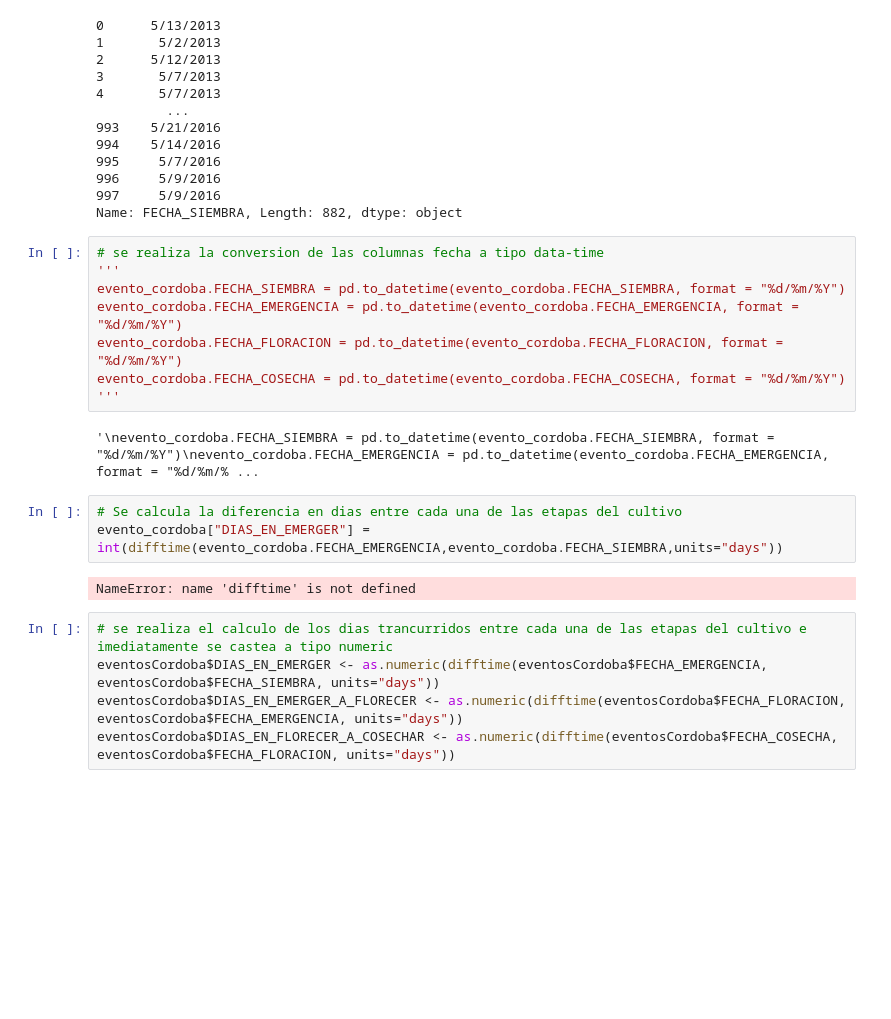
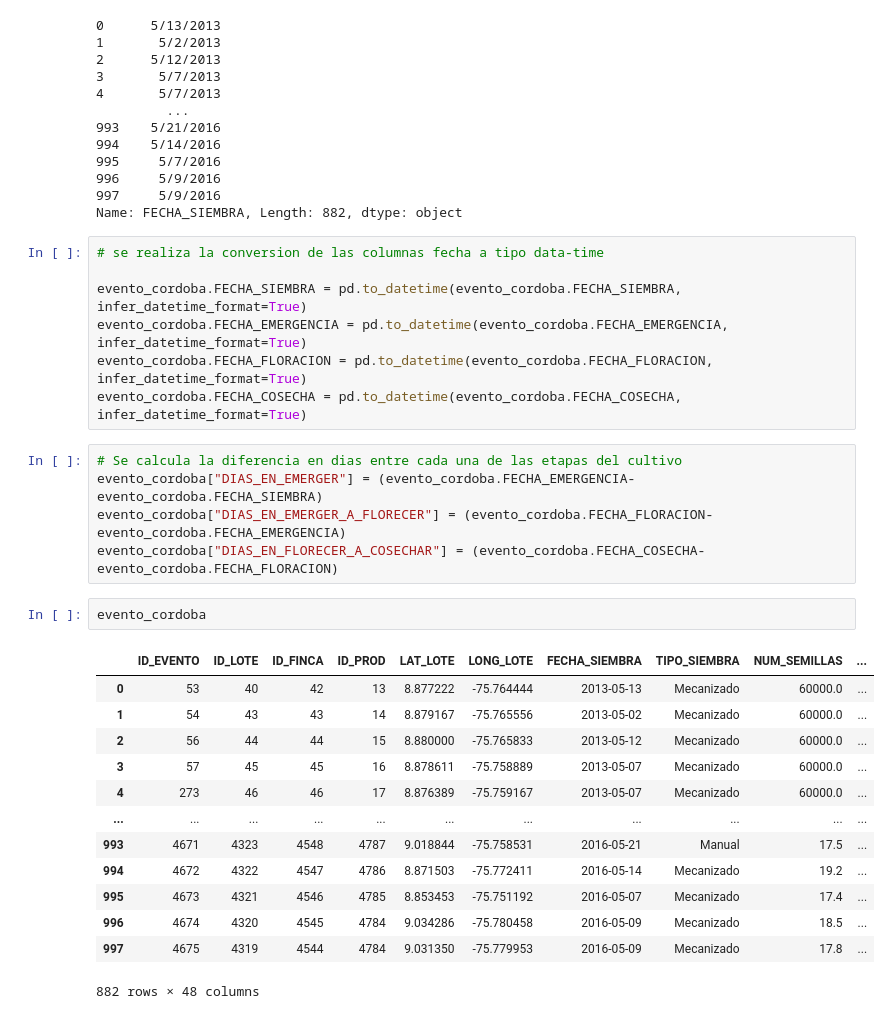
Before and after one commit to GermanMoran/TesisMaestria, a Jupyter notebook: codigos/LIMPIEZA_DATOS.ipynb, the cells around one changed output. Saved outputs shown, nothing was run; the diff lists cells and outputs as text; blank space fills up the shorter version.

```diff
--- a/codigos/LIMPIEZA_DATOS.ipynb
+++ b/codigos/LIMPIEZA_DATOS.ipynb
@@ -146,21 +160,29 @@ evento_cordoba.FECHA_SIEMBRA
 Name: FECHA_SIEMBRA, Length: 882, dtype: object
 # %%
 # se realiza la conversion de las columnas fecha a tipo data-time
-'''
-evento_cordoba.FECHA_SIEMBRA = pd.to_datetime(evento_cordoba.FECHA_SIEMBRA, format = "%d/%m/%Y")
-evento_cordoba.FECHA_EMERGENCIA = pd.to_datetime(evento_cordoba.FECHA_EMERGENCIA, format = "%d/%m/%Y")
-evento_cordoba.FECHA_FLORACION = pd.to_datetime(evento_cordoba.FECHA_FLORACION, format = "%d/%m/%Y")
-evento_cordoba.FECHA_COSECHA = pd.to_datetime(evento_cordoba.FECHA_COSECHA, format = "%d/%m/%Y")
-'''
+
+evento_cordoba.FECHA_SIEMBRA = pd.to_datetime(evento_cordoba.FECHA_SIEMBRA, infer_datetime_format=True)
+evento_cordoba.FECHA_EMERGENCIA = pd.to_datetime(evento_cordoba.FECHA_EMERGENCIA, infer_datetime_format=True)
+evento_cordoba.FECHA_FLORACION = pd.to_datetime(evento_cordoba.FECHA_FLORACION, infer_datetime_format=True)
+evento_cordoba.FECHA_COSECHA = pd.to_datetime(evento_cordoba.FECHA_COSECHA, infer_datetime_format=True)
-# %% [output]
-'\nevento_cordoba.FECHA_SIEMBRA = pd.to_datetime(evento_cordoba.FECHA_SIEMBRA, format = "%d/%m/%Y")\nevento_cordoba.FECHA_EMERGENCIA = pd.to_datetime(evento_cordoba.FECHA_EMERGENCIA, format = "%d/%m/% ...
 # %%
 # Se calcula la diferencia en dias entre cada una de las etapas del cultivo
-evento_cordoba["DIAS_EN_EMERGER"] = int(difftime(evento_cordoba.FECHA_EMERGENCIA,evento_cordoba.FECHA_SIEMBRA,units="days"))
+evento_cordoba["DIAS_EN_EMERGER"] = (evento_cordoba.FECHA_EMERGENCIA- evento_cordoba.FECHA_SIEMBRA)
+evento_cordoba["DIAS_EN_EMERGER_A_FLORECER"] = (evento_cordoba.FECHA_FLORACION- evento_cordoba.FECHA_EMERGENCIA)
+evento_cordoba["DIAS_EN_FLORECER_A_COSECHAR"] = (evento_cordoba.FECHA_COSECHA- evento_cordoba.FECHA_FLORACION)
-# %% [output]
-NameError: name 'difftime' is not defined
-# %%
-# se realiza el calculo de los dias trancurridos entre cada una de las etapas del cultivo e imediatamente se castea a tipo numeric
-eventosCordoba$DIAS_EN_EMERGER <- as.numeric(difftime(eventosCordoba$FECHA_EMERGENCIA, eventosCordoba$FECHA_SIEMBRA, units="days"))
-eventosCordoba$DIAS_EN_EMERGER_A_FLORECER <- as.numeric(difftime(eventosCordoba$FECHA_FLORACION, eventosCordoba$FECHA_EMERGENCIA, units="days"))
-eventosCordoba$DIAS_EN_FLORECER_A_COSECHAR <- as.numeric(difftime(eventosCordoba$FECHA_COSECHA, eventosCordoba$FECHA_FLORACION, units="days"))
+# %%
+evento_cordoba
+# %% [output]
+|  | ID_EVENTO | ID_LOTE | ID_FINCA | ID_PROD | LAT_LOTE | LONG_LOTE | FECHA_SIEMBRA | TIPO_SIEMBRA | NUM_SEMILLAS | ... |
+| 0 | 53 | 40 | 42 | 13 | 8.877222 | -75.764444 | 2013-05-13 | Mecanizado | 60000.0 | ... |
+| 1 | 54 | 43 | 43 | 14 | 8.879167 | -75.765556 | 2013-05-02 | Mecanizado | 60000.0 | ... |
+| 2 | 56 | 44 | 44 | 15 | 8.880000 | -75.765833 | 2013-05-12 | Mecanizado | 60000.0 | ... |
+| 3 | 57 | 45 | 45 | 16 | 8.878611 | -75.758889 | 2013-05-07 | Mecanizado | 60000.0 | ... |
+| 4 | 273 | 46 | 46 | 17 | 8.876389 | -75.759167 | 2013-05-07 | Mecanizado | 60000.0 | ... |
+| ... | ... | ... | ... | ... | ... | ... | ... | ... | ... | ... |
+| 993 | 4671 | 4323 | 4548 | 4787 | 9.018844 | -75.758531 | 2016-05-21 | Manual | 17.5 | ... |
+| 994 | 4672 | 4322 | 4547 | 4786 | 8.871503 | -75.772411 | 2016-05-14 | Mecanizado | 19.2 | ... |
+| 995 | 4673 | 4321 | 4546 | 4785 | 8.853453 | -75.751192 | 2016-05-07 | Mecanizado | 17.4 | ... |
+| 996 | 4674 | 4320 | 4545 | 4784 | 9.034286 | -75.780458 | 2016-05-09 | Mecanizado | 18.5 | ... |
+| 997 | 4675 | 4319 | 4544 | 4784 | 9.031350 | -75.779953 | 2016-05-09 | Mecanizado | 17.8 | ... |
+882 rows × 48 columns
```
Also changed, not shown: parts of 23 cells of this notebook, 3 other files.
